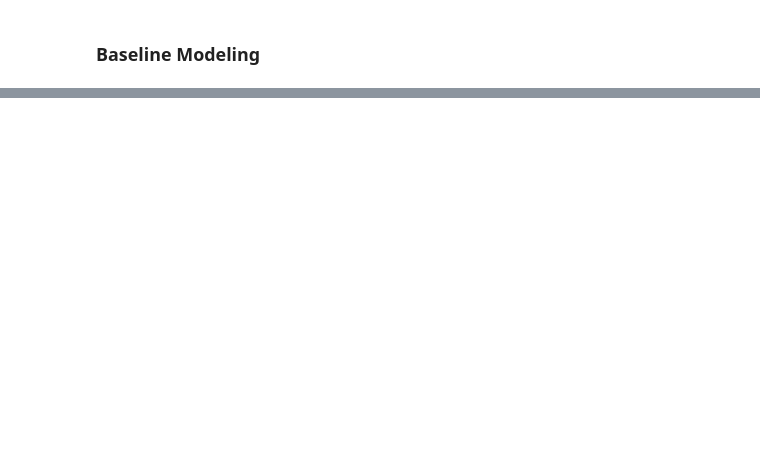
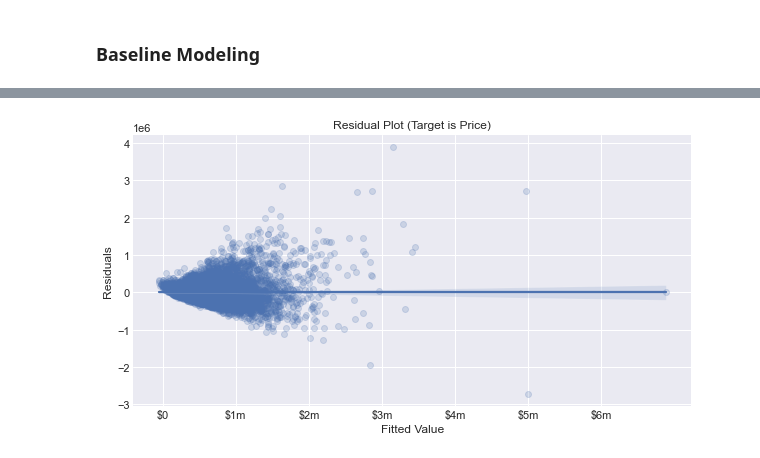
Before and after one commit to akaigraham/KC-House-Price-Regression, a Jupyter notebook: Reworked.ipynb, the cells around one changed output, grey strips where cells are left out. Drawn from its saved outputs; the diff is of its cells as text; code cells hidden in the pictures; blank space fills up the shorter version.

```diff
--- a/Reworked.ipynb
+++ b/Reworked.ipynb
@@ -1069,0 +1093,23 @@ strong multicollinearity or other numerical problems.
+# %%
+# generate model predictions
+baseline_preds = baseline_model.predict(X_with_const)
+
+# plot predicted vals vs. model residuals
+plt.figure(figsize=(10, 5))
+ax = sns.regplot(x=baseline_preds, y=baseline_model.resid, scatter_kws={'alpha': 0.2})
+
+# add title and axes labels
+plt.title('Residual Plot (Target is Price)')
+plt.xlabel('Fitted Value')
+plt.ylabel('Residuals')
+
+# rework ticks to enhance readability
+xticks = np.linspace(0, 6*10**6, 7)
+xticks_labels = ['$0', '$1m', '$2m', '$3m', '$4m', '$5m', '$6m']
+yticks = np.linspace(-3*10**6, 4*10**6, 8)
+ax.set(xticks=xticks, xticklabels=xticks_labels, yticks=yticks)
+
+# display
+plt.show()
+# %% [output]
+[figure, added]
```
Also changed, not shown: parts of 17 cells of this notebook.
